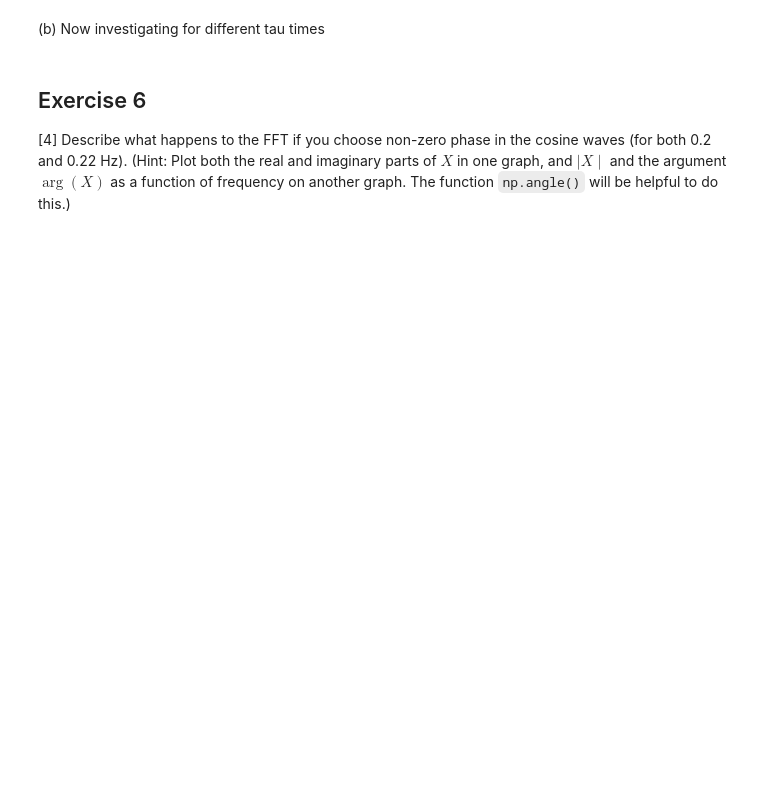
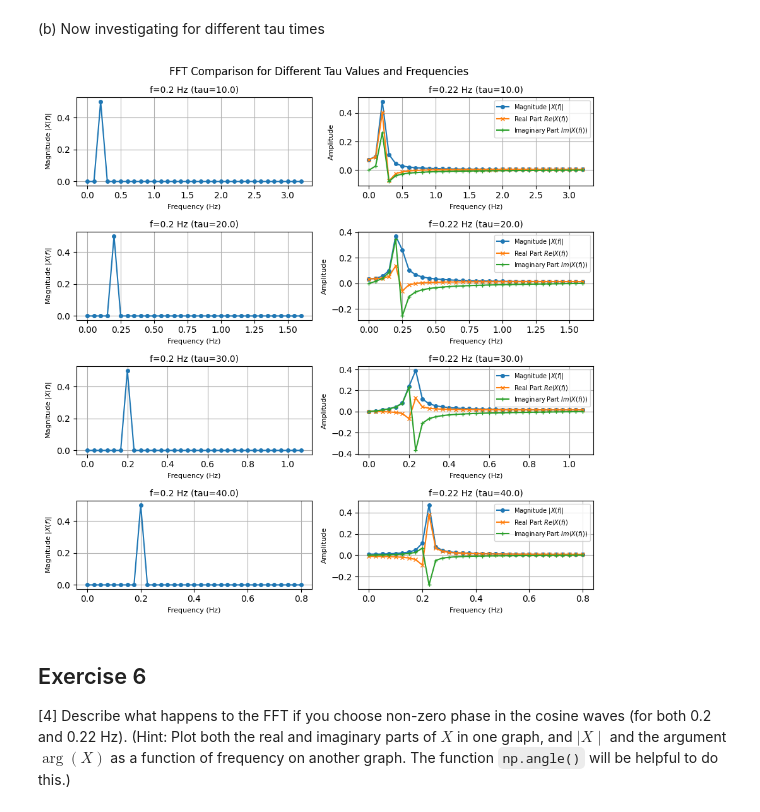
Before and after one commit to PX2145-2025/week-10-b-Lalsodagar-Adi, a Jupyter notebook: FFT_Adi_Lalsodagar.ipynb, the cells around one changed output. Saved outputs shown, nothing was run; the diff lists cells and outputs as text; code cells hidden in the pictures; blank space fills up the shorter version.

```diff
--- a/FFT_Adi_Lalsodagar.ipynb
+++ b/FFT_Adi_Lalsodagar.ipynb
@@ -511,40 +516,51 @@ For N=512, Fs = 0.100 Hz
 # %% [markdown]
 (b) Now investigating for different tau times
 # %%
-def plot_fft_comparison(N_values, o_freq=0.2, new_freq=0.22, N=):
+def plot_fft_comparison(tau_values, o_freq=0.2, new_freq=0.22, N=len(x)):
     '''
-    Plots FFT for different N values for both original and new frequencies.
+    Plots FFT for different tau values for both original and new frequencies.
     '''
-    for tau_val in N_values:
-        print(f"Investigating N = {N_val} points")
-        t_new_N = np.linspace(0, tau, N_val, endpoint=False)
-        Fs_new_N = N_val / tau
+    num_tau_values = len(tau_values)
+    fig, axes = plt.subplots(num_tau_values, 2, figsize=(9, 9))
+    plt.suptitle('FFT Comparison for Different Tau Values and Frequencies', fontsize=12)
+
+    for i, tau_val in enumerate(tau_values):
+        t_new_N = np.linspace(0, tau_val, N, endpoint=False)
+        Fs_new_N = N / tau_val
 
         # Original frequency (0.2 Hz)
         x_original = np.cos(2*np.pi*o_freq*t_new_N)
         frq_orig, X_spectrum_orig = Spectrum1(x_original, Fs_new_N)
 
         # New frequency (0.22 Hz)
         x_new = np.cos(2*np.pi*new_freq*t_new_N)
         frq_new, X_spectrum_new = Spectrum1(x_new, Fs_new_N)
 
-        plt.figure(figsize=(6,4))
-        plt.plot(frq_new, np.abs(X_spectrum_new), 'o-', label='Magnitude $|X(f)|$', markersize=2)
-        plt.plot(frq_new, np.real(X_spectrum_new), 'x-', label='Real Part $Re(X(f))$',markersize = 2)
-        plt.plot(frq_new, np.imag(X_spectrum_new), '+-', label='Imaginary Part $Im(X(f)))$', markersize = 2)
-        plt.title(f'FFT for f={new_freq} Hz (N={N_val})')
-        plt.xlabel('Frequency (Hz)')
-        plt.ylabel('Amplitude')
-        plt.grid()
-        plt.legend()
+        # Plot for original frequency (0.2 Hz) - Left Column
+        ax_orig = axes[i, 0]
+        ax_orig.plot(frq_orig, np.abs(X_spectrum_orig), 'o-', markersize=4)
+        ax_orig.set_title(f'f={o_freq} Hz (tau={tau_val})', fontsize=10)
+        ax_orig.set_xlabel('Frequency (Hz)', fontsize=8)
+        ax_orig.set_ylabel('Magnitude $|X(f)|$', fontsize=8)
+        ax_orig.grid()
+
+        # Plot for new frequency (0.22 Hz) - Right Column
+        ax_new = axes[i, 1]
+        ax_new.plot(frq_new, np.abs(X_spectrum_new), 'o-', label='Magnitude $|X(f)|$', markersize=4)
+        ax_new.plot(frq_new, np.real(X_spectrum_new), 'x-', label='Real Part $Re(X(f))$', markersize=4)
+        ax_new.plot(frq_new, np.imag(X_spectrum_new), '+-', label='Imaginary Part $Im(X(f)))$', markersize=4)
+        ax_new.set_title(f'f={new_freq} Hz (tau={tau_val})', fontsize=10)
+        ax_new.set_xlabel('Frequency (Hz)', fontsize=8)
+        ax_new.set_ylabel('Amplitude', fontsize=8)
+        ax_new.grid()
+        ax_new.legend(fontsize=7)
         plt.tight_layout()
-        plt.show()
 
-        print(f"For N={N_val}, Fs = {Fs_new_N/N_val:.3f} Hz")
-
-# Define different N values to test
-tau_vals_to_test = [64, 128, 256, 512]
+# Define different tau values to test (assuming N is kept constant from previous cells)
+tau_vals_to_test = [10.0, 20.0,30.0, 40.0]
 plot_fft_comparison(tau_vals_to_test)
+# %% [output]
+[figure, added]
 # %% [markdown]
 ## Exercise 6
 
```
Also changed, not shown: parts of 3 cells of this notebook.
